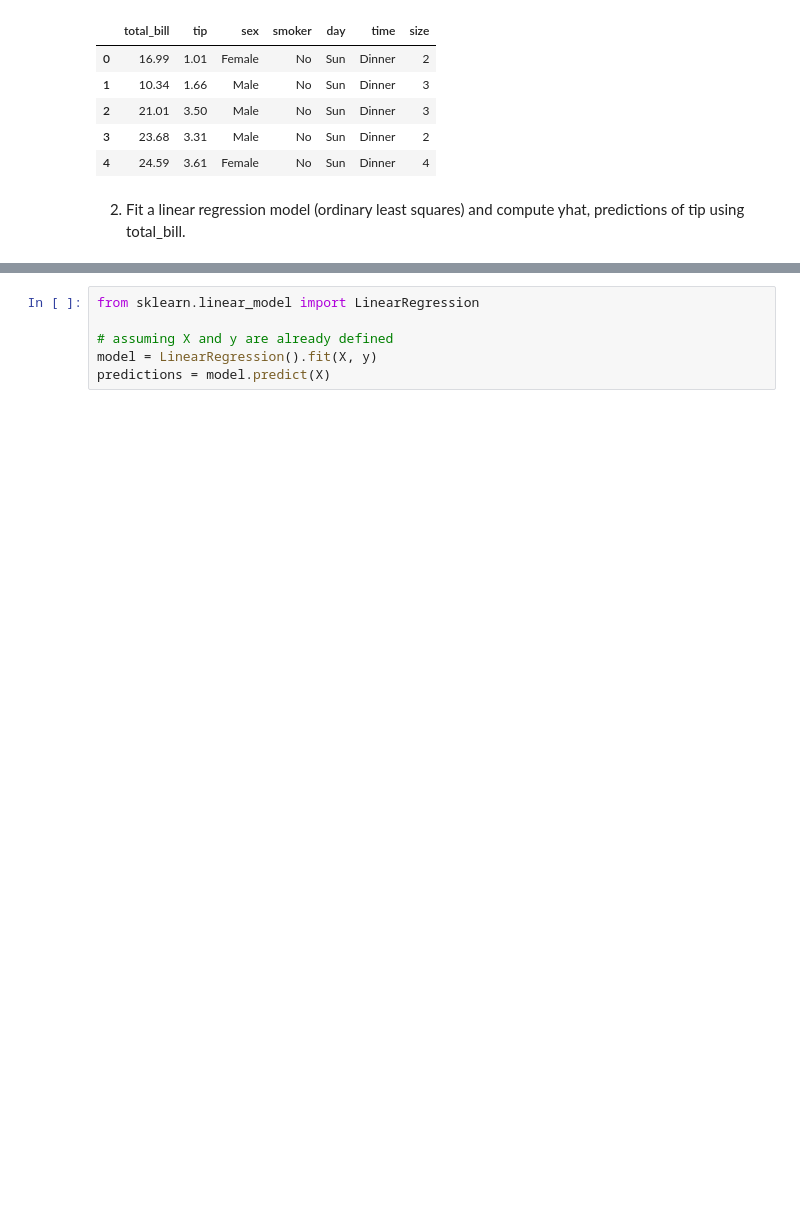
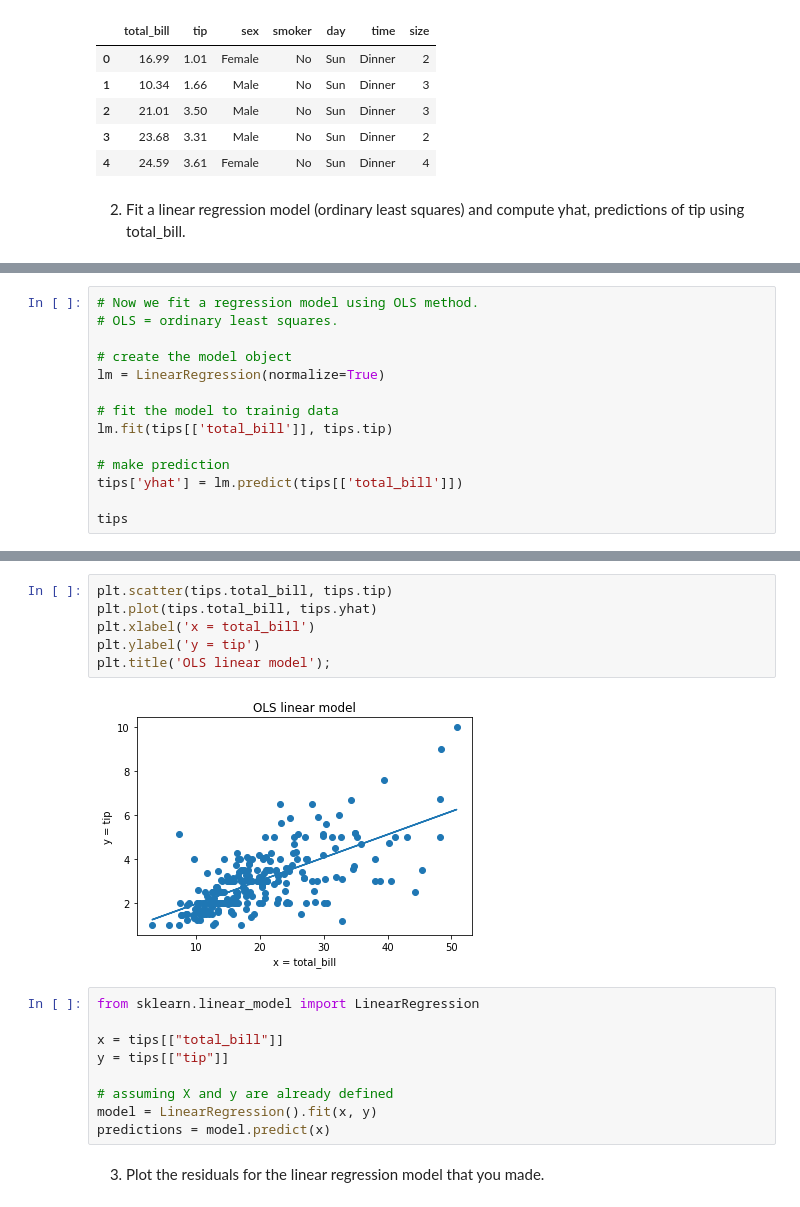
Before and after one commit to KristineCabanela/regression-exercises, a Jupyter notebook: evaluate.ipynb, the cells around one changed output, grey strips where cells are left out. Cells and saved outputs as stored; diff of their text form; blank space fills up the shorter version.

Commit message:
commit mid eval regression

```diff
--- a/evaluate.ipynb
+++ b/evaluate.ipynb
@@ -26,0 +59,14 @@ df.head()
+# %%
+# Now we fit a regression model using OLS method.
+# OLS = ordinary least squares.
+
+# create the model object
+lm = LinearRegression(normalize=True)
+
+# fit the model to trainig data
+lm.fit(tips[['total_bill']], tips.tip)
+
+# make prediction
+tips['yhat'] = lm.predict(tips[['total_bill']])
+
+tips
@@ -27,6 +87,19 @@ df.head()
+# %%
+plt.scatter(tips.total_bill, tips.tip)
+plt.plot(tips.total_bill, tips.yhat)
+plt.xlabel('x = total_bill')
+plt.ylabel('y = tip')
+plt.title('OLS linear model');
+# %% [output]
+[figure, added]
 # %%
 from sklearn.linear_model import LinearRegression
 
+x = tips[["total_bill"]]
+y = tips[["tip"]]
+
 # assuming X and y are already defined
-model = LinearRegression().fit(X, y)
-predictions = model.predict(X)
+model = LinearRegression().fit(x, y)
+predictions = model.predict(x)
+# %% [markdown]
+3. Plot the residuals for the linear regression model that you made.
```
Also changed, not shown: parts of 24 cells of this notebook.
